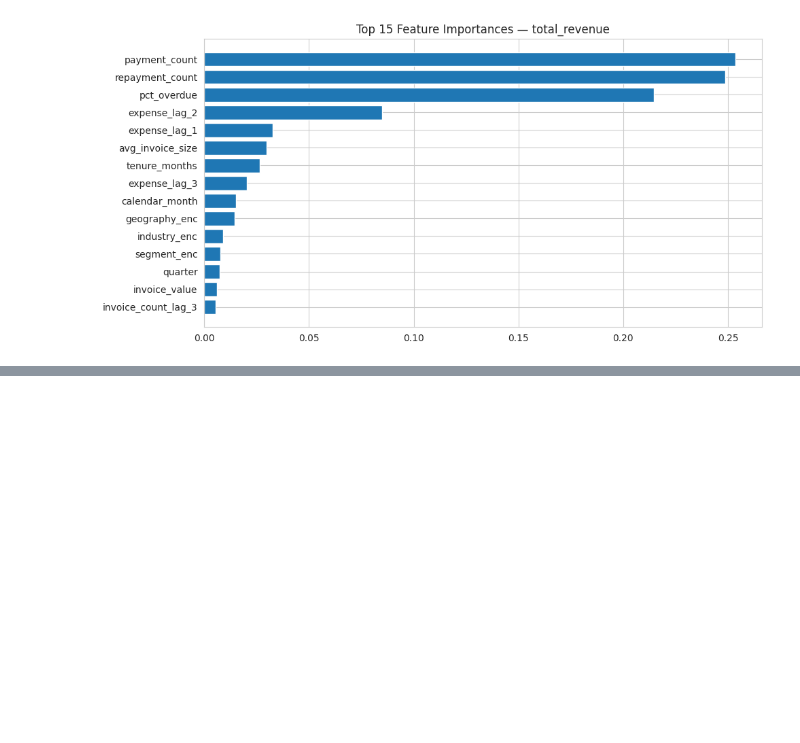
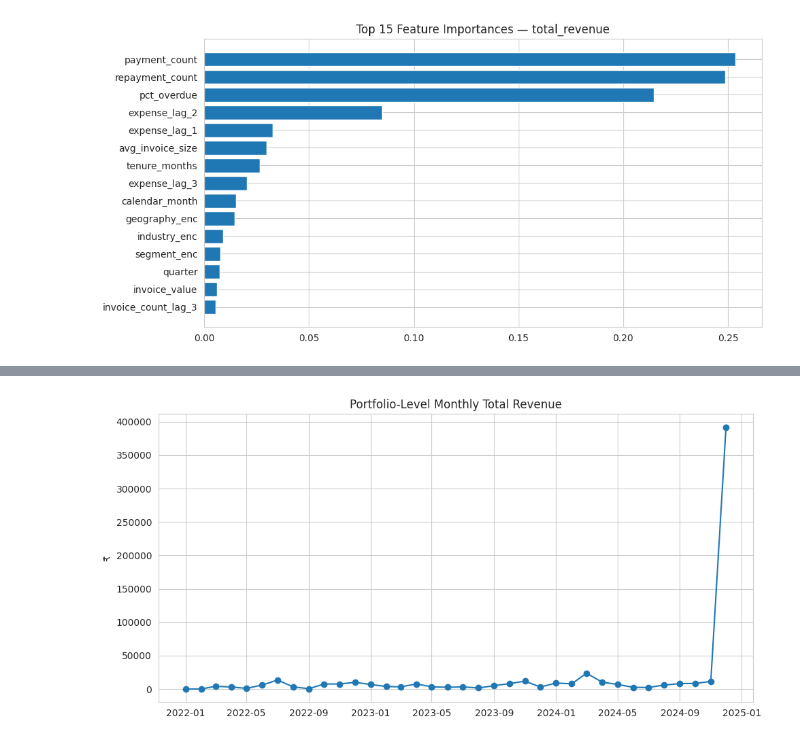
Before and after one commit to Bibhuti-MLAI/Time-Series-Forcasting, a Jupyter notebook: Revenue_Forcasting.ipynb, the cells around one changed output, grey strips where cells are left out. Saved outputs shown, nothing was run; the diff lists cells and outputs as text; code cells hidden in the pictures; blank space fills up the shorter version.

```diff
--- a/Revenue_Forcasting.ipynb
+++ b/Revenue_Forcasting.ipynb
@@ -732,0 +793,5 @@ plt.show()
+# %%
+# Portfolio-level monthly series (sum of total_revenue across all customers)
+portfolio_revenue = panel_full.groupby("month")["total_revenue"].sum()
+portfolio_revenue = portfolio_revenue.asfreq("MS")  # MS = Month Start; one evenly-spaced row per month
+portfolio_revenue.head()
@@ -732,0 +807,9 @@ plt.show()
+# %%
+plt.figure()
+plt.plot(portfolio_revenue.index, portfolio_revenue.values, marker="o")
+plt.title("Portfolio-Level Monthly Total Revenue")
+plt.ylabel("₹")
+plt.tight_layout()
+plt.show()
+# %% [output]
+[figure, added]
```
Also changed, not shown: parts of 18 cells of this notebook.
